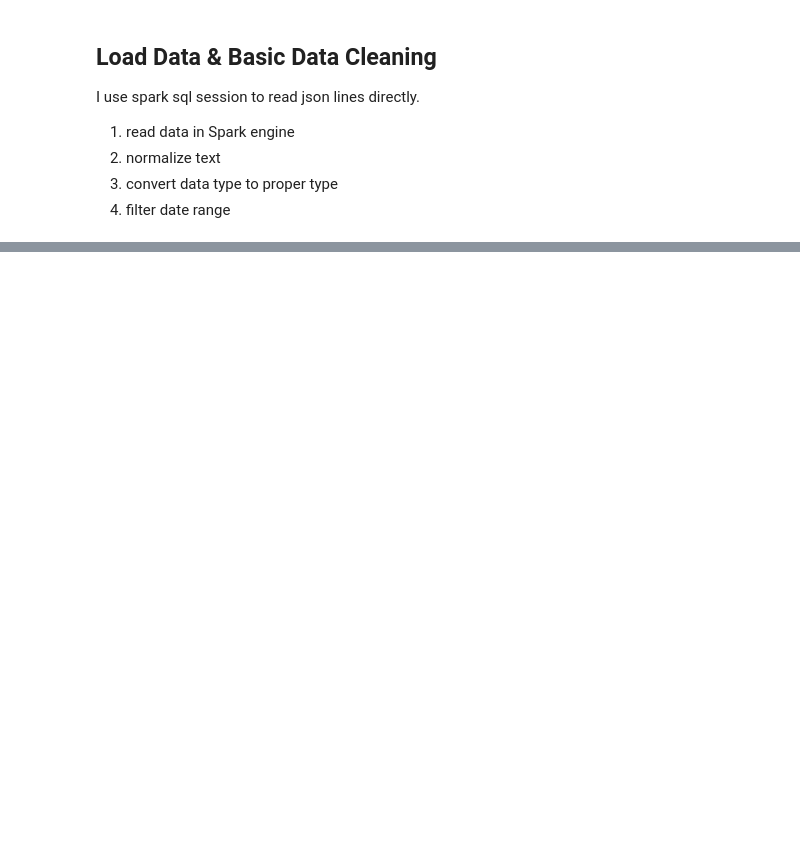
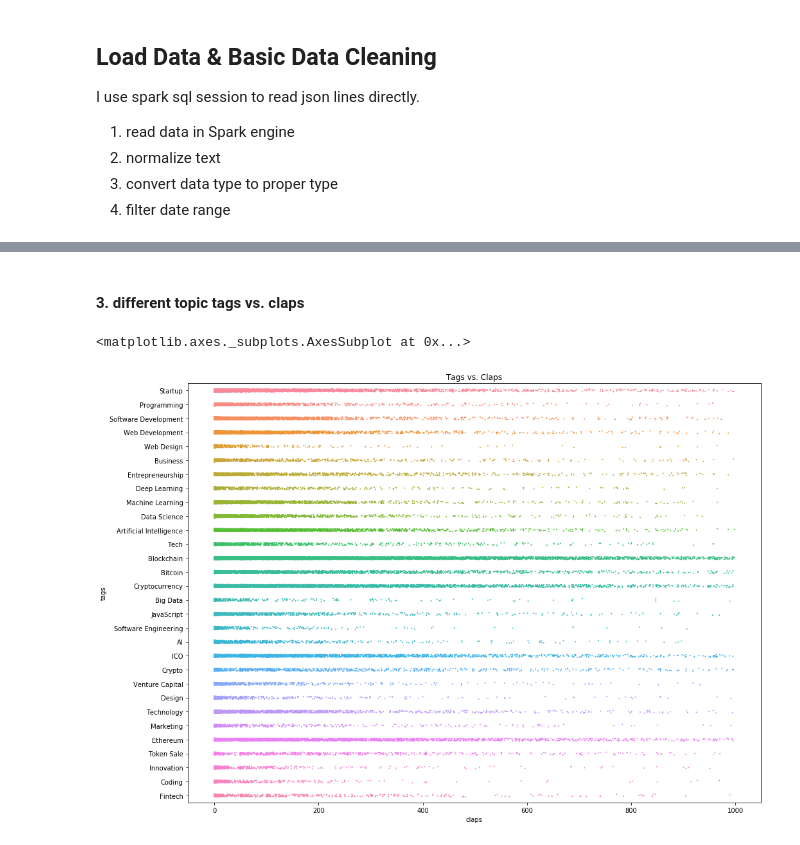
Before and after one commit to KevinLiao159/MediumBlog, a Jupyter notebook: notebooks/topic_modeling.ipynb, the cells around one changed output, grey strips where cells are left out. Cells and saved outputs as stored; diff of their text form; code cells hidden in the pictures; blank space fills up the shorter version.

```diff
--- a/notebooks/topic_modeling.ipynb
+++ b/notebooks/topic_modeling.ipynb
@@ -123,0 +234,24 @@ only showing top 5 rows
+# %% [markdown]
+#### 3. different topic tags vs. claps
+# %%
+# get top 30 tags
+top_tags = pd.DataFrame(tags, columns=['tag']) \
+    .groupby('tag')['tag'] \
+    .count() \
+    .sort_values(ascending=False)[:30] \
+    .index \
+    .tolist()
+# explode the tags
+df_explode = df.select('claps', explode('tags').alias('tags'))
+# filter
+pddf = df_explode \
+    .filter(df_explode.tags.isin(top_tags)) \
+    .filter(df_explode.claps < 1000) \
+    .toPandas()
+# plot
+f, ax = plt.subplots(figsize=(16, 12))
+ax.set_title('Tags vs. Claps', fontsize=12)
+sns.stripplot(x='claps', y='tags', data=pddf, ax=ax, jitter=1, marker='.', size=4)
+# %% [output]
+<matplotlib.axes._subplots.AxesSubplot at 0x...>
+[figure, added]
```
Also changed, not shown: parts of 55 cells of this notebook.
